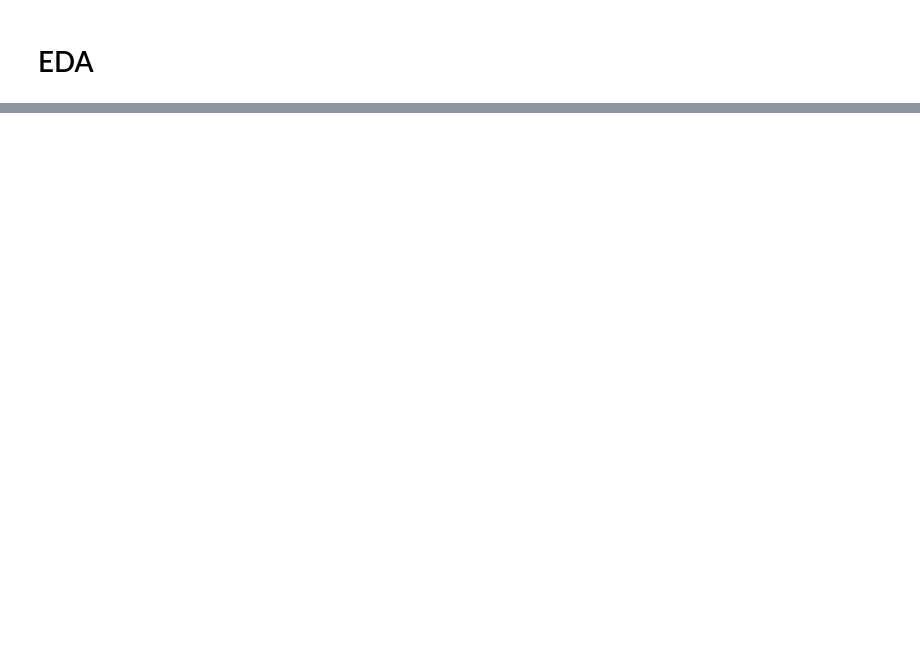
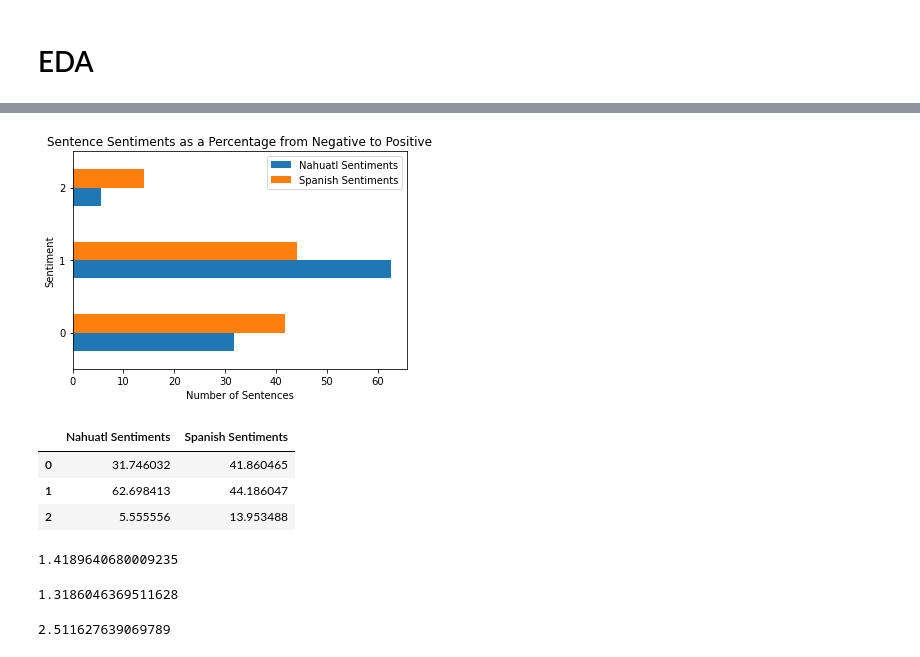
Before and after one commit to ethandmd/flodex, a Jupyter notebook: flodex.ipynb, the cells around one changed output, grey strips where cells are left out. Cells and saved outputs as stored; diff of their text form; code cells hidden in the pictures; blank space fills up the shorter version.

```diff
--- a/flodex.ipynb
+++ b/flodex.ipynb
@@ -409,0 +394,48 @@ sns.heatmap(posdf)
+# %%
+n_sentimentdf = pd.concat([n19_sentimentdf,  #Master df of nahuatl sentence sentiments
+                           n20_sentimentdf,
+                           n21_sentimentdf])
+n_sentimentdf['translation'] = 'Nahuatl' #Add in column to identify them later
+# %%
+s_sentimentdf = pd.concat([s19_sentimentdf, #Master df of spanish sentence sentiments
+                           s20_sentimentdf,
+                           s21_sentimentdf])
+s_sentimentdf['translation'] = 'Spanish' #Add in column to identify them later
+# %%
+sentiments = pd.concat([n_sentimentdf,s_sentimentdf]) #Master sentiment df
+# %%
+#Dic of master sentiment df AS PERCENTAGE --> master df for all sentiments, with text translation id
+mydic = {'Nahuatl Sentiments':100 * sentiments[sentiments['translation']=='Nahuatl']['sentiment'].value_counts() / sentiments[sentiments['translation']=='Nahuatl']['sentiment'].value_counts().sum(),
+         'Spanish Sentiments':100 * sentiments[sentiments['translation']=='Spanish']['sentiment'].value_counts() / sentiments[sentiments['translation']=='Spanish']['sentiment'].value_counts().sum()}
+perc_sentiments = pd.DataFrame(mydic,index=[0,1,2])
+# %%
+#Plot of sentiments by translation per sentence
+perc_sentiments.plot(kind='barh')
+plt.title('Sentence Sentiments as a Percentage from Negative to Positive')
+plt.xlabel('Number of Sentences')
+plt.ylabel('Sentiment')
+plt.savefig('perc_sentiments.png',transparent=True)
+# %% [output]
+[figure, added]
+# %%
+perc_sentiments
+# %% [output]
+|  | Nahuatl Sentiments | Spanish Sentiments |
+| 0 | 31.746032 | 41.860465 |
+| 1 | 62.698413 | 44.186047 |
+| 2 | 5.555556 | 13.953488 |
+# %%
+#Nahuatl has 1.4x more neutral statements
+62.698413/44.186047
+# %% [output]
+1.4189640680009235
+# %%
+#Spanish has 1.3x more negative statemetns
+41.860465/31.746032
+# %% [output]
+1.3186046369511628
+# %%
+#Spanish has 2.5x more positive statements
+13.953488/5.555556
+# %% [output]
+2.511627639069789
```
Also changed, not shown: parts of 62 cells of this notebook.
